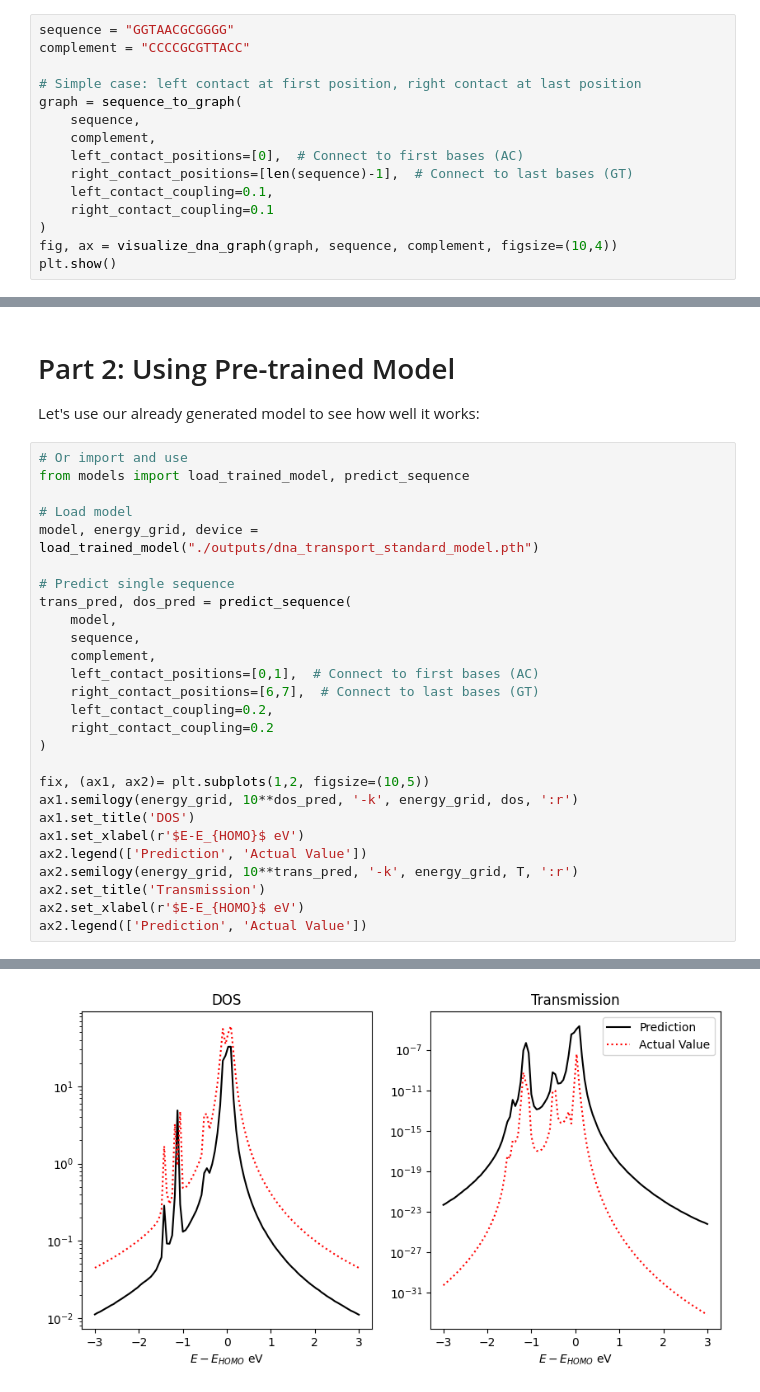
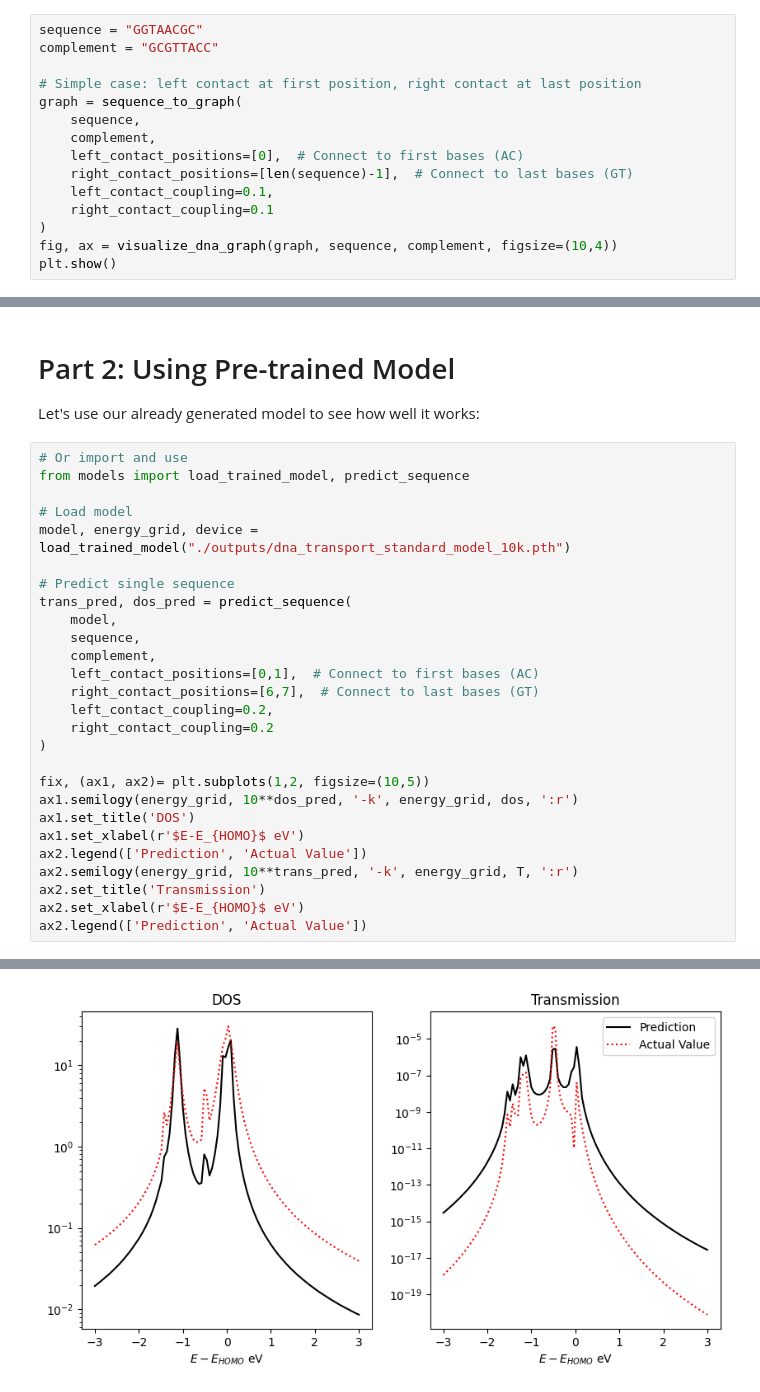
Before and after one commit to wliverno/G3NAT, a Jupyter notebook: Demo.ipynb, the cells around one changed output, grey strips where cells are left out. Drawn from its saved outputs; the diff is of its cells as text.

```diff
--- a/Demo.ipynb
+++ b/Demo.ipynb
@@ -20,8 +20,8 @@ import matplotlib.pyplot as plt
 # Part 1: Graph generation
 Let's start with a test case: Double stranded DNA with two tails connected to contacts
 # %%
-sequence = "GGTAACGCGGGG"
-complement = "CCCCGCGTTACC"
+sequence = "GGTAACGC"
+complement = "GCGTTACC"
 
 # Simple case: left contact at first position, right contact at last position
 graph = sequence_to_graph(
@@ -69,7 +69,7 @@ Let's use our already generated model to see how well it works:
 from models import load_trained_model, predict_sequence
 
 # Load model
-model, energy_grid, device = load_trained_model("./outputs/dna_transport_standard_model.pth")
+model, energy_grid, device = load_trained_model("./outputs/dna_transport_standard_model_10k.pth")
 
 # Predict single sequence
 trans_pred, dos_pred = predict_sequence(
@@ -106,2 +108,2 @@ Transmission range: [-1.9577, 1.5131]
 <matplotlib.legend.Legend at 0x...>
-[figure, old version]
+[figure, new version]
```
Also changed, not shown: parts of 4 cells of this notebook, 1 other file.
